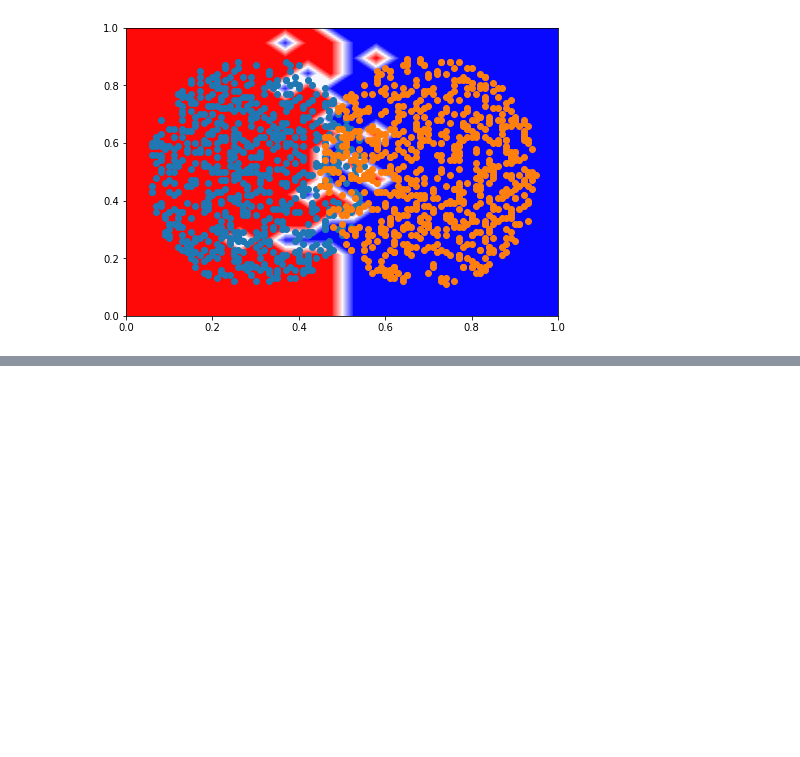
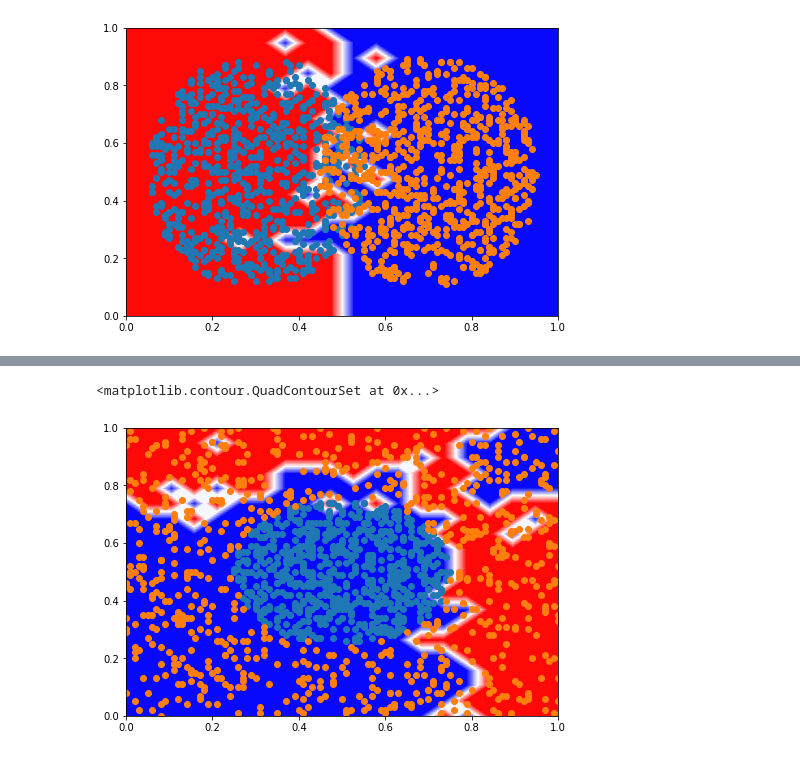
Before and after one commit to bagmk/Quantum_Machine_Learning_Express, a Jupyter notebook: ML/PQC Four-Qubit.ipynb, the cells around one changed output, grey strips where cells are left out. Cells and saved outputs as stored; diff of their text form; code cells hidden in the pictures; blank space fills up the shorter version.

```diff
--- a/ML/PQC Four-Qubit.ipynb
+++ b/ML/PQC Four-Qubit.ipynb
@@ -340,0 +368,6 @@ ax.contourf(X, X, Z, cmap='bwr', levels=30)
+# %%
+# Make a data structure which is easier to work with
+# for shuffling.
+# Also, notice we change the data labels from {0, 1} to {-1, +1}
+data = list(zip(dataCoords, 2*dataLabels-1))
+shuffled_data = shuffle(data)
@@ -340,0 +438,25 @@ ax.contourf(X, X, Z, cmap='bwr', levels=30)
+# %%
+fig = plt.figure()
+ax = fig.add_axes([0,0,1,1])
+ax.plot(np.ravel(dataCoords[np.where(dataLabels == 0)])[::2],
+np.ravel(dataCoords[np.where(dataLabels == 0)])[1::2], ls='', marker='o')
+
+ax.plot(np.ravel(dataCoords[np.where(dataLabels == 1)])[::2],
+np.ravel(dataCoords[np.where(dataLabels == 1)])[1::2], ls='', marker='o')
+
+X = np.linspace(0, 1, num=20)
+Z = np.zeros((len(X), len(X)))
+
+# Contour map
+for j in range(len(X)):
+    for k in range(len(X)):
+        # Fill Z with the labels (numerical values)
+        # the inner loop goes over the columns of Z,
+        # which corresponds to sweeping x-values
+        # Therefore, the role of j,k is flipped in the signature
+        Z[j, k] = predict_qubitF( np.array([X[k], X[j]]),currentParams,[0,1])
+
+ax.contourf(X, X, Z, cmap='bwr', levels=30)
+# %% [output]
+<matplotlib.contour.QuadContourSet at 0x...>
+[figure, added]
```
Also changed, not shown: parts of 6 cells of this notebook, 2 other files.
